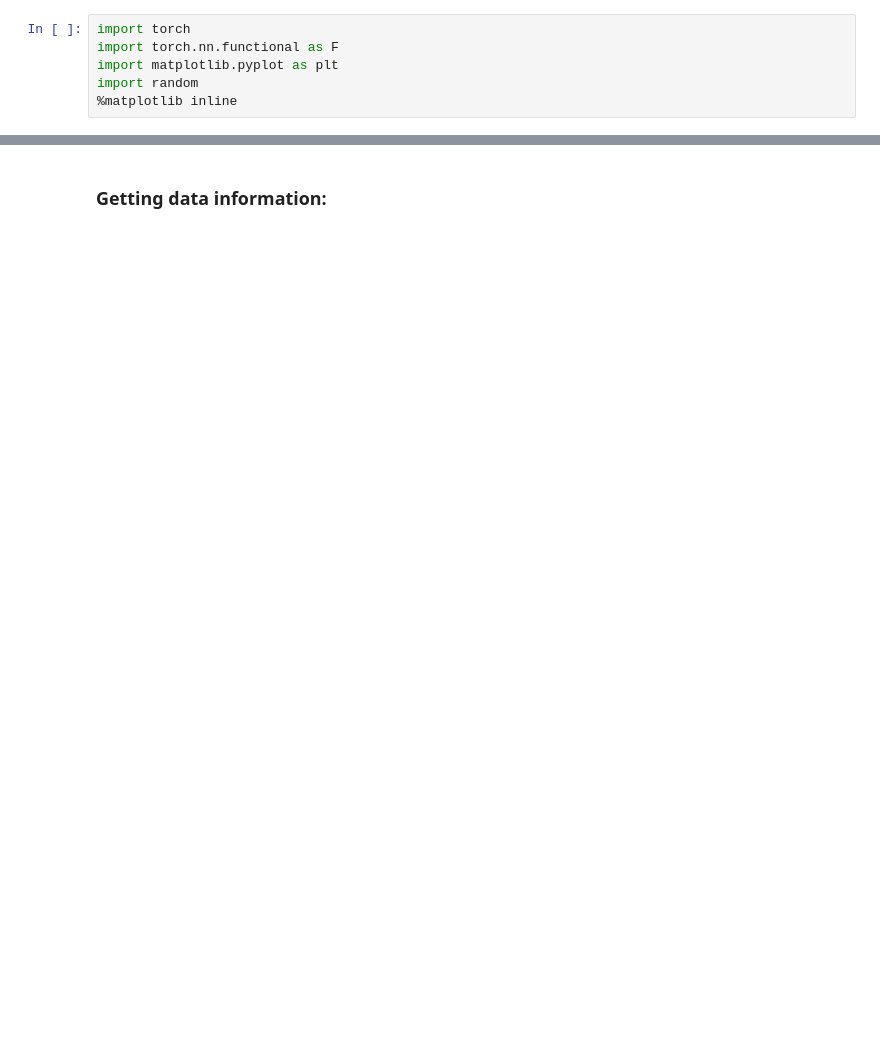
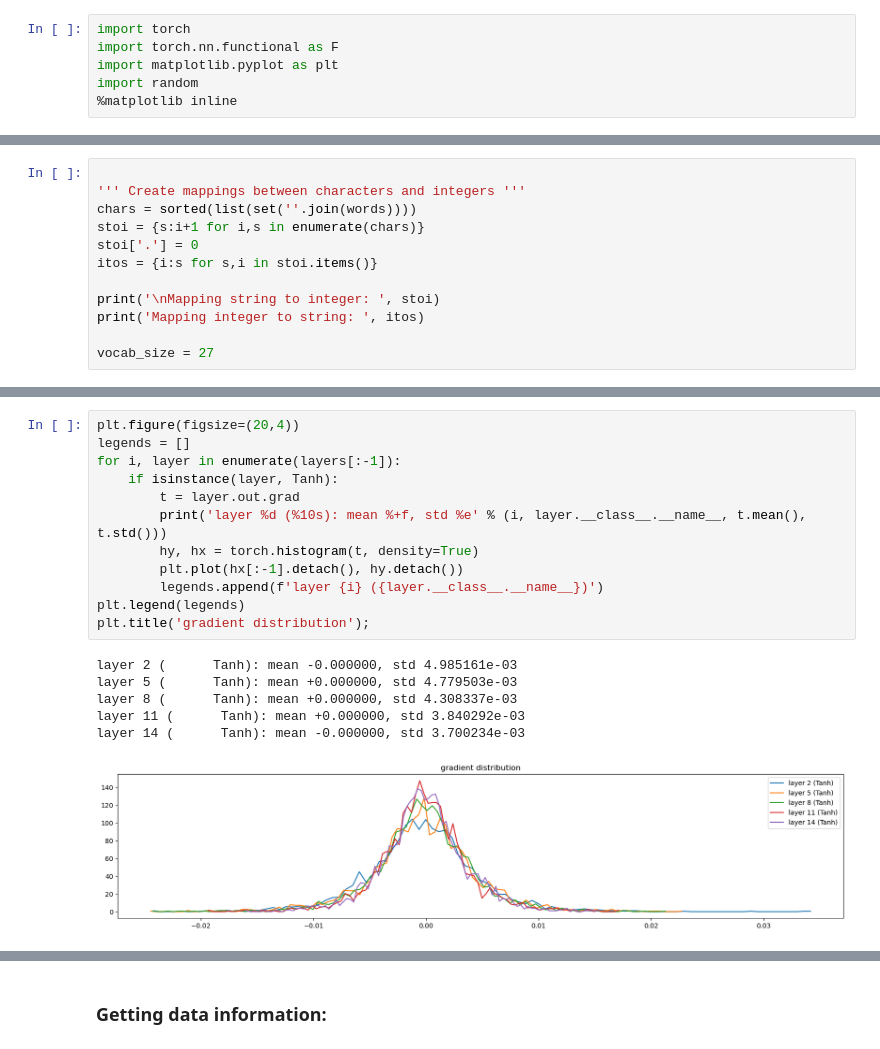
Before and after one commit to noah004/building-makemore, a Jupyter notebook: makemore_part2.ipynb, the cells around one changed output, grey strips where cells are left out. Cells and saved outputs as stored; diff of their text form; blank space fills up the shorter version.

```diff
--- a/makemore_part2.ipynb
+++ b/makemore_part2.ipynb
@@ -6,0 +85,12 @@ import random
+# %%
+
+''' Create mappings between characters and integers '''
+chars = sorted(list(set(''.join(words))))
+stoi = {s:i+1 for i,s in enumerate(chars)}
+stoi['.'] = 0
+itos = {i:s for s,i in stoi.items()}
+
+print('\nMapping string to integer: ', stoi)
+print('Mapping integer to string: ', itos)
+
+vocab_size = 27
@@ -6,0 +238,19 @@ import random
+# %%
+plt.figure(figsize=(20,4))
+legends = []
+for i, layer in enumerate(layers[:-1]):
+    if isinstance(layer, Tanh):
+        t = layer.out.grad
+        print('layer %d (%10s): mean %+f, std %e' % (i, layer.__class__.__name__, t.mean(), t.std()))
+        hy, hx = torch.histogram(t, density=True)
+        plt.plot(hx[:-1].detach(), hy.detach())
+        legends.append(f'layer {i} ({layer.__class__.__name__})')
+plt.legend(legends)
+plt.title('gradient distribution');
+# %% [output]
+layer 2 (      Tanh): mean -0.000000, std 4.985161e-03
+layer 5 (      Tanh): mean +0.000000, std 4.779503e-03
+layer 8 (      Tanh): mean +0.000000, std 4.308337e-03
+layer 11 (      Tanh): mean +0.000000, std 3.840292e-03
+layer 14 (      Tanh): mean -0.000000, std 3.700234e-03
+[figure, added]
```
Also changed, not shown: parts of 38 cells of this notebook.
